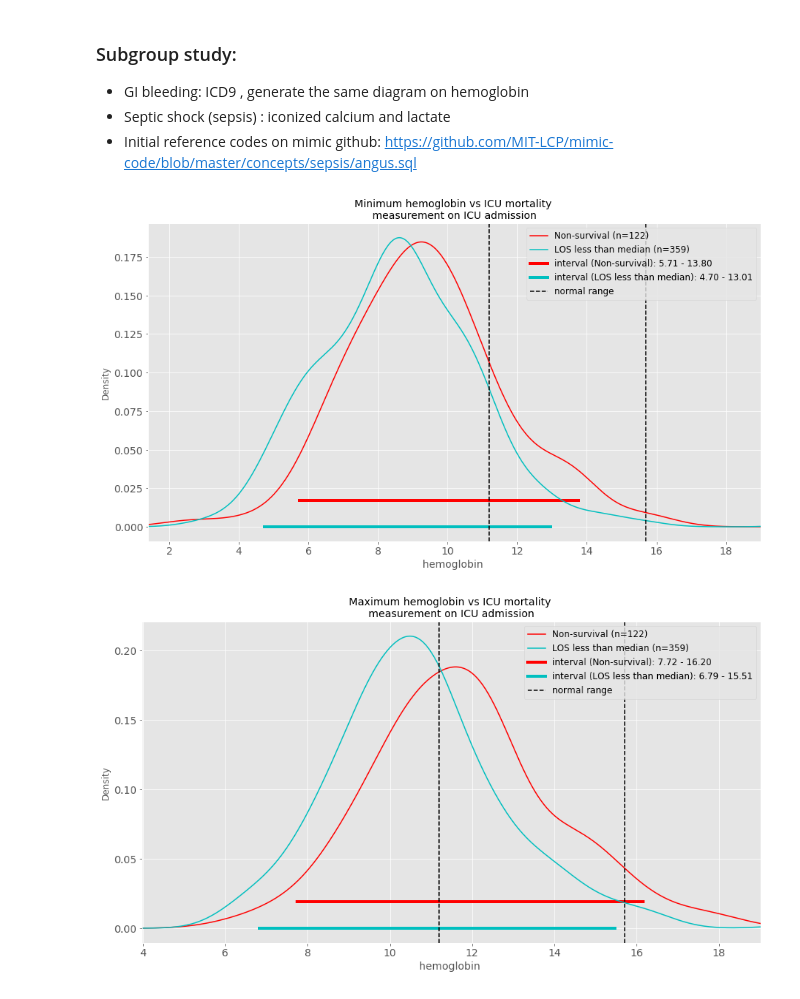
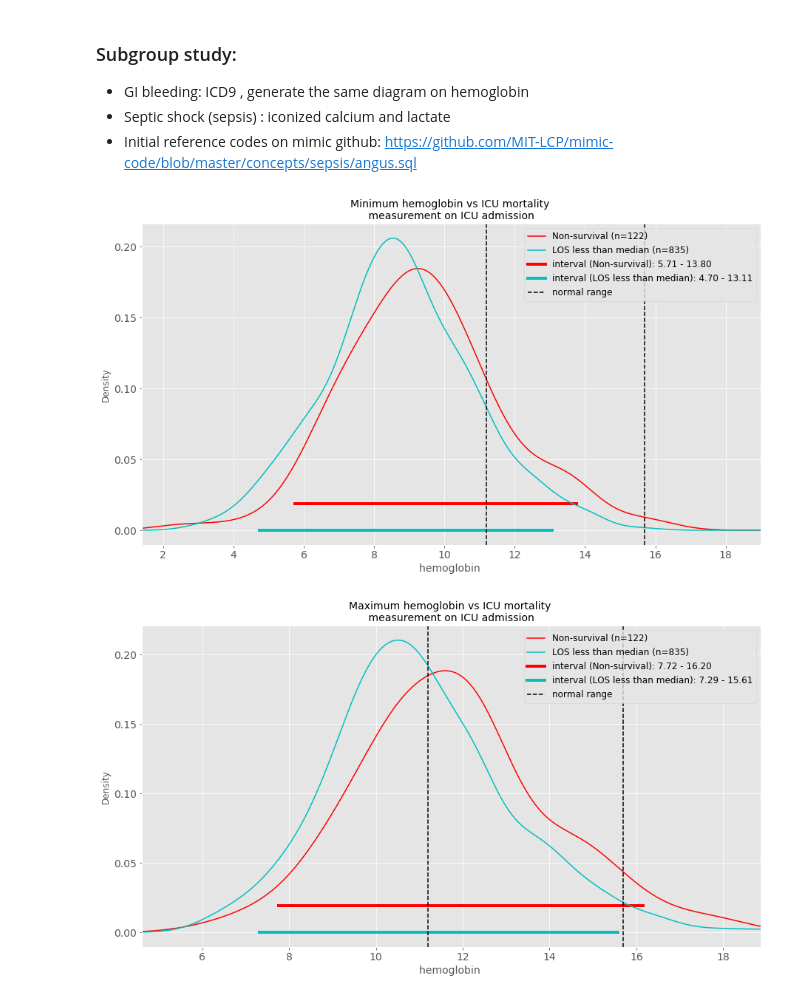
Before and after one commit to nus-mornin-lab/First_Lab, a Jupyter notebook: first_lab_figures_minmax.ipynb, the cells around one changed output. Drawn from its saved outputs; the diff is of its cells as text; code cells hidden in the pictures.

```diff
--- a/first_lab_figures_minmax.ipynb
+++ b/first_lab_figures_minmax.ipynb
@@ -120,7 +120,7 @@ labs = {
 
 LOS_med = data['los'].dropna().median()
 
-cond_less = (data.mort_icu == 0) & (data.los < LOS_med)
+cond_less = data.mort_icu == 0 #& (data.los < LOS_med)
 
 for l, u in iter(sorted(labs.iteritems())):
     # count patients
@@ -244,7 +244,8 @@ labs = {
 
 LOS_med = data['los'].dropna().median()
 
-cond_less = (data.mort_icu == 0) & (data.los < LOS_med)
+#cond_less = (data.mort_icu == 0) & (data.los < LOS_med)
+cond_less = data.mort_icu == 0
 
 for l, u in iter(sorted(labs.iteritems())):
     # count patients
@@ -355,7 +356,8 @@ def drawsubgroup(datapath, subgroup, labname):
     data = data[data[subgroup] == 1]
     #print data.shape
     data_med = data['los'].dropna().median()
-    condi_less = (data.mort_icu==0) & (data.los < data_med)
+    #condi_less = (data.mort_icu==0) & (data.los < data_med)
+    condi_less = data.mort_icu == 0
     for item in labname:
         n_nonsurv = data[item][data.mort_icu==1].dropna().count()
         n_less = data[item][cond_less].dropna().count()
@@ -406,35 +408,35 @@ def drawsubgroup(datapath, subgroup, labname):
         tmp = tmp[1,i] - tmp[0,i]  # 1 unit in display coords
         tmp = 1/tmp  # 1 pixel in display coords
         tmp = tmp*dy*ax.get_figure().get_dpi()  # shift pixels in display coords
 
         plt.hlines(y=tmp, xmin = a1, xmax = a2, linewidth=4, linestyle='-', color='r')
         plt.hlines(y=0, xmin = b1, xmax = b2, linewidth=4, linestyle='-', color='c')
         #plt.plot([], label=' ', color='lightgray')
         plt.plot([], label='interval (Non-survival): {} - {}'.format(format(a1, '.2f'), format(a2, '.2f')),
                                     color='red', linewidth=4)
         plt.plot([], label='interval (LOS less than median): {} - {}'.format(format(b1, '.2f'), format(b2, '.2f')),
                                     color='c', linewidth=4)
         plt.axvline(nrange[0],color='k',linestyle='--', label="normal range")
         plt.axvline(nrange[1],color='k',linestyle='--')
         # add title, labels etc.
         plt.title('{} {} measurement on ICU admission '.format(item[-3].upper()+item[-2:]+"imum", item[:-4] +
                                     ' vs ICU mortality \n'), fontsize=14)
         plt.xlabel(item[:-4] + ' ' + u, fontsize=14)
         #plt.legend(loc="upper left", bbox_to_anchor=(1,1),fontsize=12)
         plt.legend(fontsize=12)
         plot_range = [min(a1, b1, nrange[0]), max(a2, b2, nrange[1])]
         diff = plot_range[1] - plot_range[0]
         #plt.xlim(data[l.lower()+'_min'].min(axis=0), data[l.lower()+'_min'].max(axis=0))
         plt.xlim(plot_range[0] - 0.3 * diff, plot_range[1] + 0.3 * diff)
 
         # Add lab range if available
 
         plt.tick_params(axis='both', labelsize=14)
 
 drawsubgroup('subgroup_data_minmax.csv', 'gi_bleeding', ['hemoglobin_min', 'hemoglobin_max'])
 # %% [output]
-[figure, old version]
+[figure, new version]
-[figure, old version]
+[figure, new version]
 # %%
 drawsubgroup('subgroup_data_minmax.csv', 'angus', ['freecalcium_min', 'freecalcium_max', 'lactate_min','lactate_max'])
 # %% [output]
```
Also changed, not shown: parts of 3 cells of this notebook, 1 other file.
